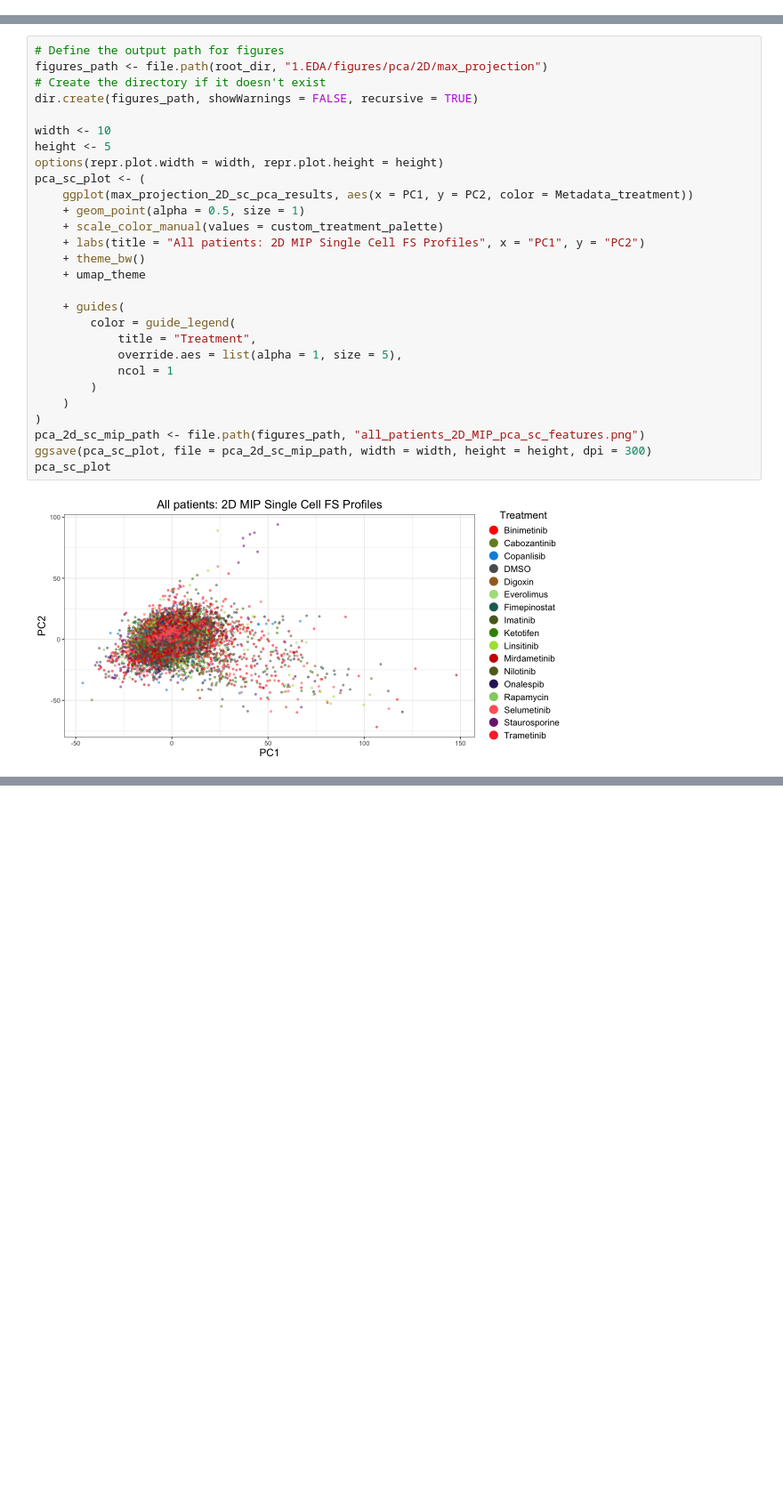
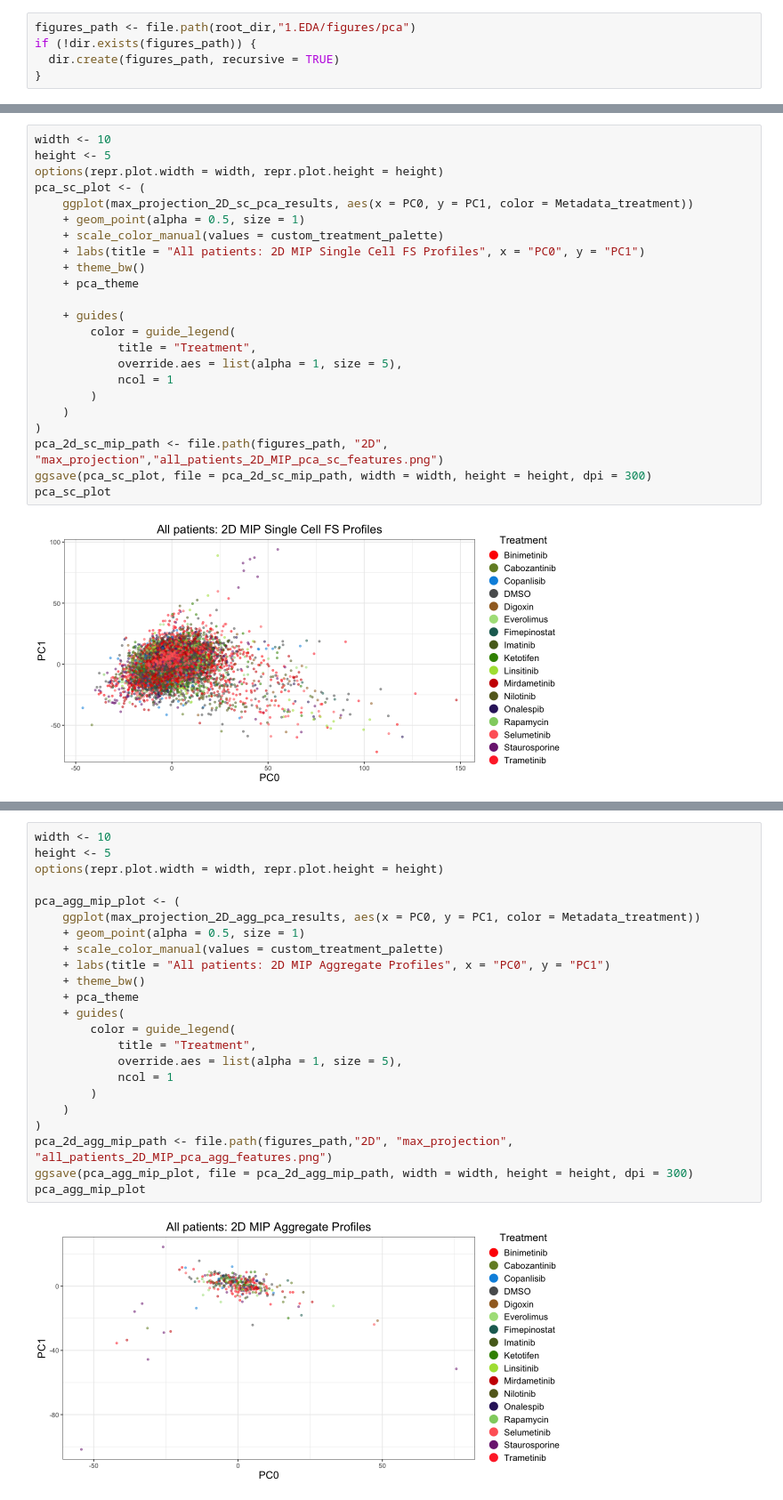
Before and after one commit to MikeLippincott/NF1_organoid_profile_analysis, a Jupyter notebook: 1.EDA/notebooks/2a.plot_pca.ipynb, the cells around one changed output, grey strips where cells are left out. Shown at 89% size. Drawn from its saved outputs; the diff is of its cells as text; blank space fills up the shorter version.

```diff
--- a/1.EDA/notebooks/2a.plot_pca.ipynb
+++ b/1.EDA/notebooks/2a.plot_pca.ipynb
@@ -46,4 +46,9 @@ root_dir <- find_git_root()
 cat("Git root directory:", root_dir, "\n")
 # %% [output]
 Git root directory: /Users/kaylorhuang/Documents/GitHub_Repos/Kaylor---NF1_organoid_profile_analysis
+# %%
+figures_path <- file.path(root_dir,"1.EDA/figures/pca")
+if (!dir.exists(figures_path)) {
+  dir.create(figures_path, recursive = TRUE)
+}
 # %%
@@ -159,19 +160,14 @@ pca_sc_plot
 # %%
-# Define the output path for figures
-figures_path <- file.path(root_dir, "1.EDA/figures/pca/2D/max_projection")
-# Create the directory if it doesn't exist
-dir.create(figures_path, showWarnings = FALSE, recursive = TRUE)
-
 width <- 10
 height <- 5
 options(repr.plot.width = width, repr.plot.height = height)
 pca_sc_plot <- (
-    ggplot(max_projection_2D_sc_pca_results, aes(x = PC1, y = PC2, color = Metadata_treatment))
+    ggplot(max_projection_2D_sc_pca_results, aes(x = PC0, y = PC1, color = Metadata_treatment))
     + geom_point(alpha = 0.5, size = 1)
     + scale_color_manual(values = custom_treatment_palette)
-    + labs(title = "All patients: 2D MIP Single Cell FS Profiles", x = "PC1", y = "PC2")
+    + labs(title = "All patients: 2D MIP Single Cell FS Profiles", x = "PC0", y = "PC1")
     + theme_bw()
-    + umap_theme
+    + pca_theme
 
     + guides(
         color = guide_legend(
@@ -181,7 +177,7 @@ pca_sc_plot <- (
         )
     )
 )
-pca_2d_sc_mip_path <- file.path(figures_path, "all_patients_2D_MIP_pca_sc_features.png")
+pca_2d_sc_mip_path <- file.path(figures_path, "2D", "max_projection","all_patients_2D_MIP_pca_sc_features.png")
 ggsave(pca_sc_plot, file = pca_2d_sc_mip_path, width = width, height = height, dpi = 300)
 pca_sc_plot
 # %% [output]
@@ -188,0 +187,25 @@ pca_sc_plot
+# %%
+width <- 10
+height <- 5
+options(repr.plot.width = width, repr.plot.height = height)
+
+pca_agg_mip_plot <- (
+    ggplot(max_projection_2D_agg_pca_results, aes(x = PC0, y = PC1, color = Metadata_treatment))
+    + geom_point(alpha = 0.5, size = 1)
+    + scale_color_manual(values = custom_treatment_palette)
+    + labs(title = "All patients: 2D MIP Aggregate Profiles", x = "PC0", y = "PC1")
+    + theme_bw()
+    + pca_theme
+    + guides(
+        color = guide_legend(
+            title = "Treatment",
+            override.aes = list(alpha = 1, size = 5),
+            ncol = 1
+        )
+    )
+)
+pca_2d_agg_mip_path <- file.path(figures_path,"2D", "max_projection", "all_patients_2D_MIP_pca_agg_features.png")
+ggsave(pca_agg_mip_plot, file = pca_2d_agg_mip_path, width = width, height = height, dpi = 300)
+pca_agg_mip_plot
+# %% [output]
+[figure, added]
```
Also changed, not shown: parts of 27 cells of this notebook, 17 other files.
